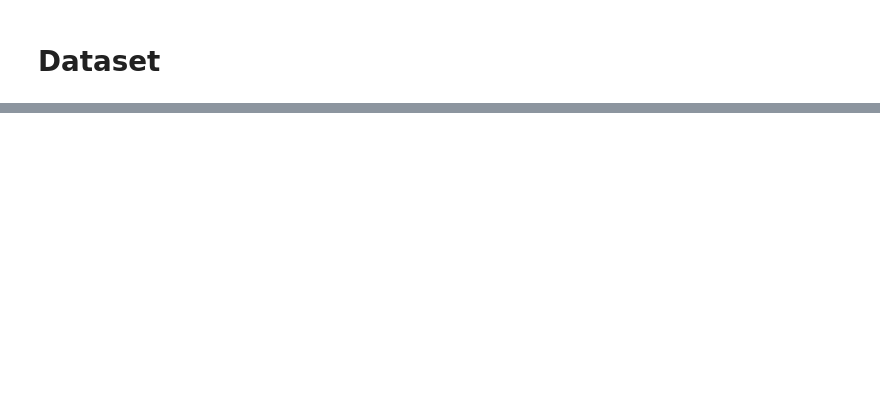
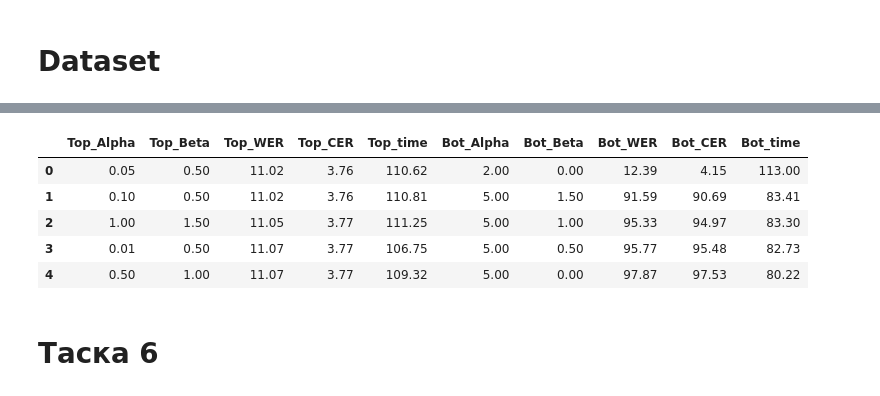
Before and after one commit to manzhura/speech, a Jupyter notebook: main.ipynb, the cells around one changed output, grey strips where cells are left out. Saved outputs shown, nothing was run; the diff lists cells and outputs as text; code cells hidden in the pictures; blank space fills up the shorter version.

```diff
--- a/main.ipynb
+++ b/main.ipynb
@@ -347,0 +481,16 @@ plt.show()
+# %%
+# # очень долго пересчитываьт
+# import os
+# os.makedirs("results", exist_ok=True)
+# df = pd.DataFrame(results_lm_4gr)
+# df.to_csv("results/results_lm_4gr.csv", index=False)
+results_lm_4gr =  pd.read_csv("results/results_lm_4gr.csv")
+# %%
+show_table(results_lm_4gr)
+# %% [output]
+|  | Top_Alpha | Top_Beta | Top_WER | Top_CER | Top_time | Bot_Alpha | Bot_Beta | Bot_WER | Bot_CER | Bot_time |
+| 0 | 0.05 | 0.50 | 11.02 | 3.76 | 110.62 | 2.00 | 0.00 | 12.39 | 4.15 | 113.00 |
+| 1 | 0.10 | 0.50 | 11.02 | 3.76 | 110.81 | 5.00 | 1.50 | 91.59 | 90.69 | 83.41 |
+| 2 | 1.00 | 1.50 | 11.05 | 3.77 | 111.25 | 5.00 | 1.00 | 95.33 | 94.97 | 83.30 |
+| 3 | 0.01 | 0.50 | 11.07 | 3.77 | 106.75 | 5.00 | 0.50 | 95.77 | 95.48 | 82.73 |
+| 4 | 0.50 | 1.00 | 11.07 | 3.77 | 109.32 | 5.00 | 0.00 | 97.87 | 97.53 | 80.22 |
@@ -347,0 +499,2 @@ plt.show()
+# %% [markdown]
+# Таска 6
```
Also changed, not shown: parts of 60 cells of this notebook, 21 other files.
